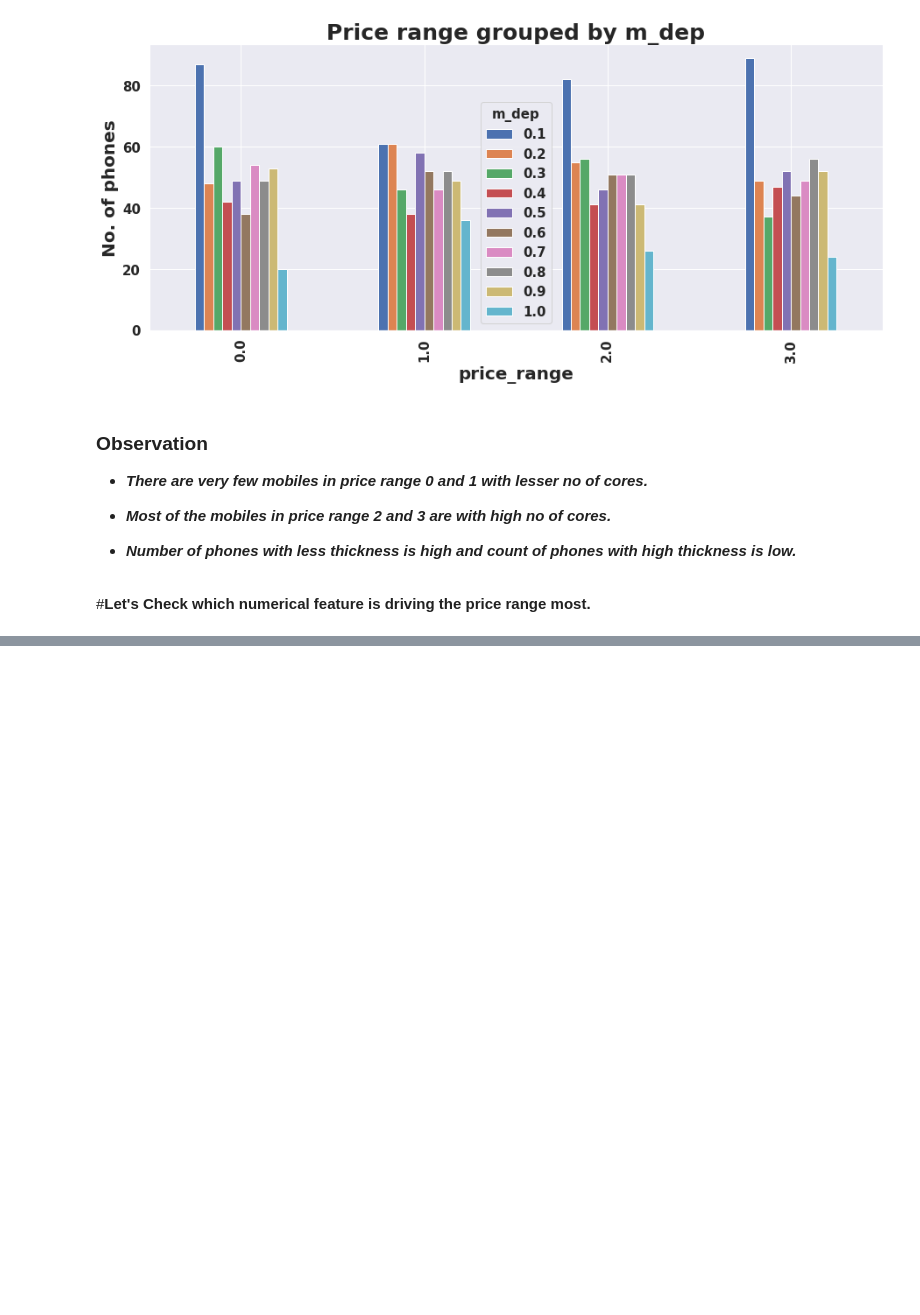
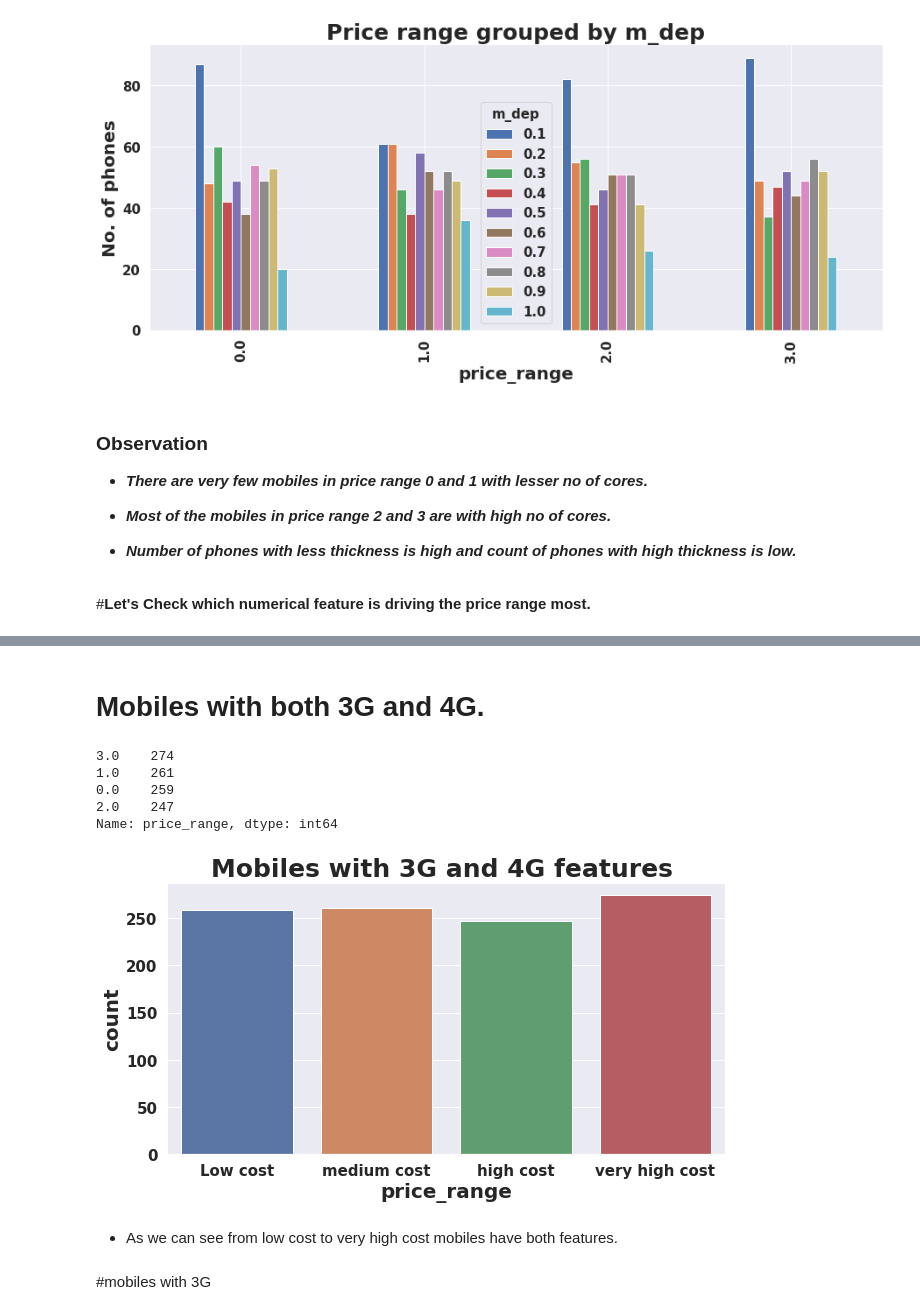
Before and after one commit to PremPatil0129/MobilePriceRangePrediction, a Jupyter notebook: MobilePriceRangePrediction.ipynb, the cells around one changed output, grey strips where cells are left out. Drawn from its saved outputs; the diff is of its cells as text; code cells hidden in the pictures; blank space fills up the shorter version.

```diff
--- a/MobilePriceRangePrediction.ipynb
+++ b/MobilePriceRangePrediction.ipynb
@@ -373,0 +411,25 @@ for item in list_2:
+# %% [markdown]
+# Mobiles with both 3G and 4G.
+# %%
+# Mobiles have both 3G and 4G specifications.
+three_g_and_4g_df=mobile_data[(mobile_data['three_g']==1) & (mobile_data['four_g']==1)]
+# %%
+three_g_and_4g_df['price_range'].value_counts()
+# %% [output]
+3.0    274
+1.0    261
+0.0    259
+2.0    247
+Name: price_range, dtype: int64
+# %%
+plt.figure(figsize=(10,5))
+sns.countplot(three_g_and_4g_df['price_range'])
+plt.xticks(ticks=[0,1,2,3],labels=['Low cost','medium cost','high cost','very high cost'])
+plt.title("Mobiles with 3G and 4G features ")
+plt.show()
+# %% [output]
+[figure, added]
+# %% [markdown]
+* As we can see from low cost to very high cost mobiles have both features.
+# %% [markdown]
+#mobiles with 3G
```
Also changed, not shown: parts of 9 cells of this notebook.
